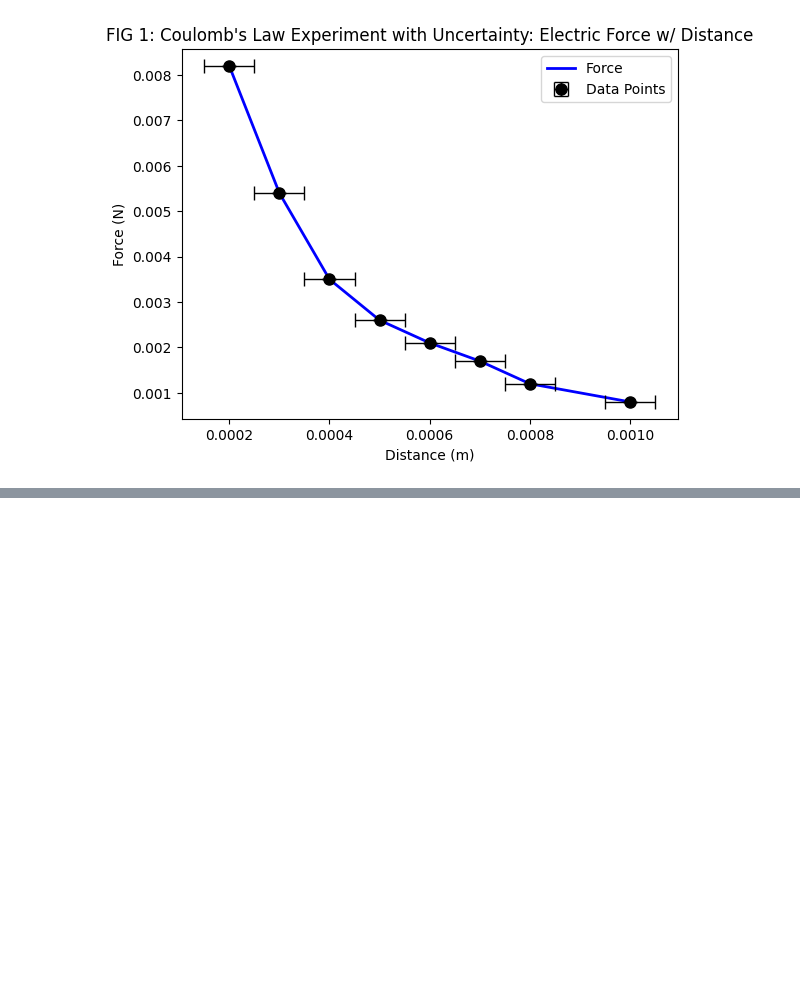
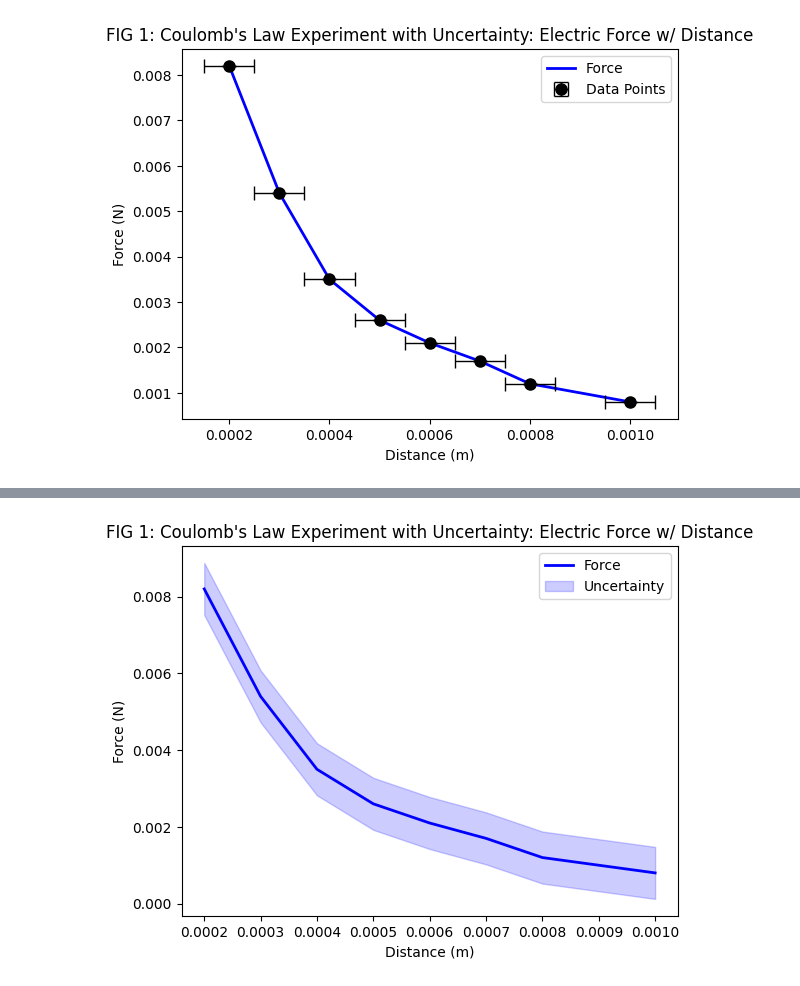
Before and after one commit to Avesta03/Electrostatics-Lab-Report-Analysis, a Jupyter notebook: analysis.ipynb, the cells around one changed output, grey strips where cells are left out. Saved outputs shown, nothing was run; the diff lists cells and outputs as text; code cells hidden in the pictures; blank space fills up the shorter version.

```diff
--- a/analysis.ipynb
+++ b/analysis.ipynb
@@ -179,0 +183,23 @@ plt.show()
+# %%
+import matplotlib.pyplot as plt
+
+# {We have to sort data for a smoother line graph}
+sorted_indices = df['Distance'].argsort()
+sorted_distance = df['Distance'][sorted_indices]
+sorted_force = df['Force'][sorted_indices]
+sorted_distance_error = df['Distance_Error'][sorted_indices]
+sorted_force_error = df['Force_Error'][sorted_indices]
+
+# LINE GRAPH WITH SHADED(!!) UNCERTAINTY AREA :)
+plt.plot(sorted_distance, sorted_force, label='Force', color='blue', linewidth=2)
+plt.fill_between(sorted_distance, sorted_force - sorted_force_error, sorted_force + sorted_force_error, color='blue', alpha=0.2, label='Uncertainty')
+
+plt.xlabel('Distance (m)')
+plt.ylabel('Force (N)')
+plt.title('FIG 1: Coulomb\'s Law Experiment with Uncertainty: Electric Force w/ Distance')
+
+plt.legend()
+
+plt.show()
+# %% [output]
+[figure, added]
```
Also changed, not shown: parts of 4 cells of this notebook.
